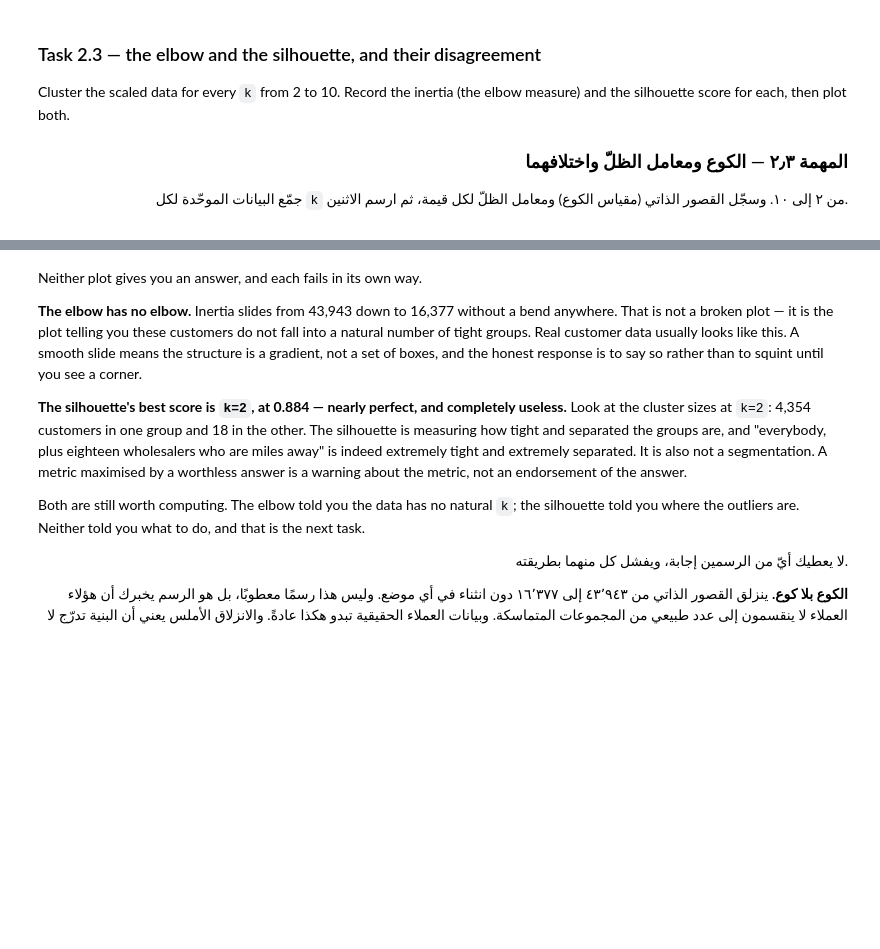
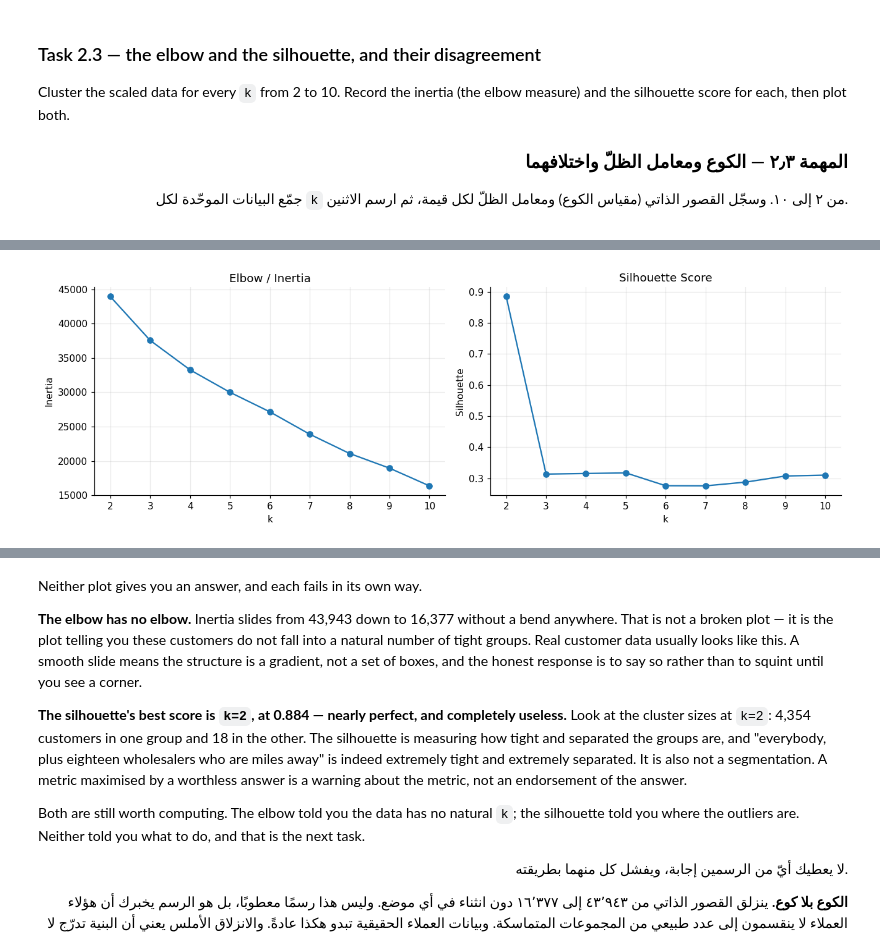
Before and after one commit to Aziz-132/AIEP_Olo_student, a Jupyter notebook: week_1_foundations/labs/D5_clustering_pca/D5_clustering_pca_blank.ipynb, the cells around one changed output, grey strips where cells are left out. Saved outputs shown, nothing was run; the diff lists cells and outputs as text; code cells hidden in the pictures; blank space fills up the shorter version.

```diff
--- a/week_1_foundations/labs/D5_clustering_pca/D5_clustering_pca_blank.ipynb
+++ b/week_1_foundations/labs/D5_clustering_pca/D5_clustering_pca_blank.ipynb
@@ -642,0 +593,79 @@ print(k_scores.round(4).to_string(index=False))
+# %%
+# ────────────────────────────────────────────────────────────────────
+# 1) Loop k over range(2, 11). For each: fit KMeans on X_scaled with the same n_init and
+#    random_state, and record two numbers.
+# 2) The elbow measure is the fitted model's `inertia_`. The silhouette comes from
+#    silhouette_score(X_scaled, labels) — it needs the data and the labels, not the model.
+# 3) Collect them into a DataFrame called `k_scores`, then plot the two on separate axes —
+#    they are on completely different scales.
+# 4) Also record each k's biggest cluster share. You will want it in Task 2.4.
+# Search: "sklearn silhouette_score inertia_ elbow method"
+#
+# ١) كرّر k على range(2, 11). ولكل قيمة: درّب KMeans على X_scaled بالقيم نفسها لـn_init
+#    وrandom_state، وسجّل رقمين.
+# ٢) مقياس الكوع هو `inertia_` للنموذج المدرَّب. ومعامل الظلّ من
+#    silhouette_score(X_scaled, labels) — يحتاج البيانات والتسميات لا النموذج.
+# ٣) اجمعها في DataFrame باسم `k_scores`، ثم ارسم الاثنين على محورين منفصلين — فهما على
+#    مقياسين مختلفين تمامًا.
+# ٤) وسجّل أيضًا نصيب أكبر عنقود لكل k. ستحتاجه في المهمة ٢٫٤.
+# ابحث عن: "sklearn silhouette_score inertia_ elbow method"
+# ────────────────────────────────────────────────────────────────────
+
+from sklearn.metrics import silhouette_score
+K_RANGE = range(2, 11)
+# TODO: For each k in K_RANGE, record inertia, silhouette and the biggest cluster's share, into `k_scores`.
+# مهمة: لكل k في K_RANGE، سجّل القصور الذاتي ومعامل الظلّ ونصيب أكبر عنقود في `k_scores`.
+
+records = []
+
+for k in K_RANGE:
+
+    model = KMeans(
+        n_clusters=k,
+        n_init=10,
+        random_state=42
+    )
+
+    model.fit(X_scaled)
+
+    labels = model.labels_
+
+    sizes = np.bincount(labels, minlength=k)
+    biggest_share = sizes.max() / len(customers)
+
+    records.append({
+        "k": k,
+        "inertia": model.inertia_,
+        "silhouette": silhouette_score(X_scaled, labels),
+        "biggest_share": biggest_share
+    })
+
+k_scores = pd.DataFrame(records)
+
+fig, axes = plt.subplots(1, 2, figsize=(12, 4))
+
+axes[0].plot(
+    k_scores["k"],
+    k_scores["inertia"],
+    marker="o"
+)
+axes[0].set_xlabel("k")
+axes[0].set_ylabel("Inertia")
+axes[0].set_title("Elbow / Inertia")
+
+axes[1].plot(
+    k_scores["k"],
+    k_scores["silhouette"],
+    marker="o"
+)
+axes[1].set_xlabel("k")
+axes[1].set_ylabel("Silhouette")
+axes[1].set_title("Silhouette Score")
+
+# ترتيب الرسم وعرضه
+plt.tight_layout()
+plt.show()
+
+print(k_scores.round(4).to_string(index=False))
+# %% [output]
+[figure, added]
```
Also changed, not shown: parts of 8 cells of this notebook.
